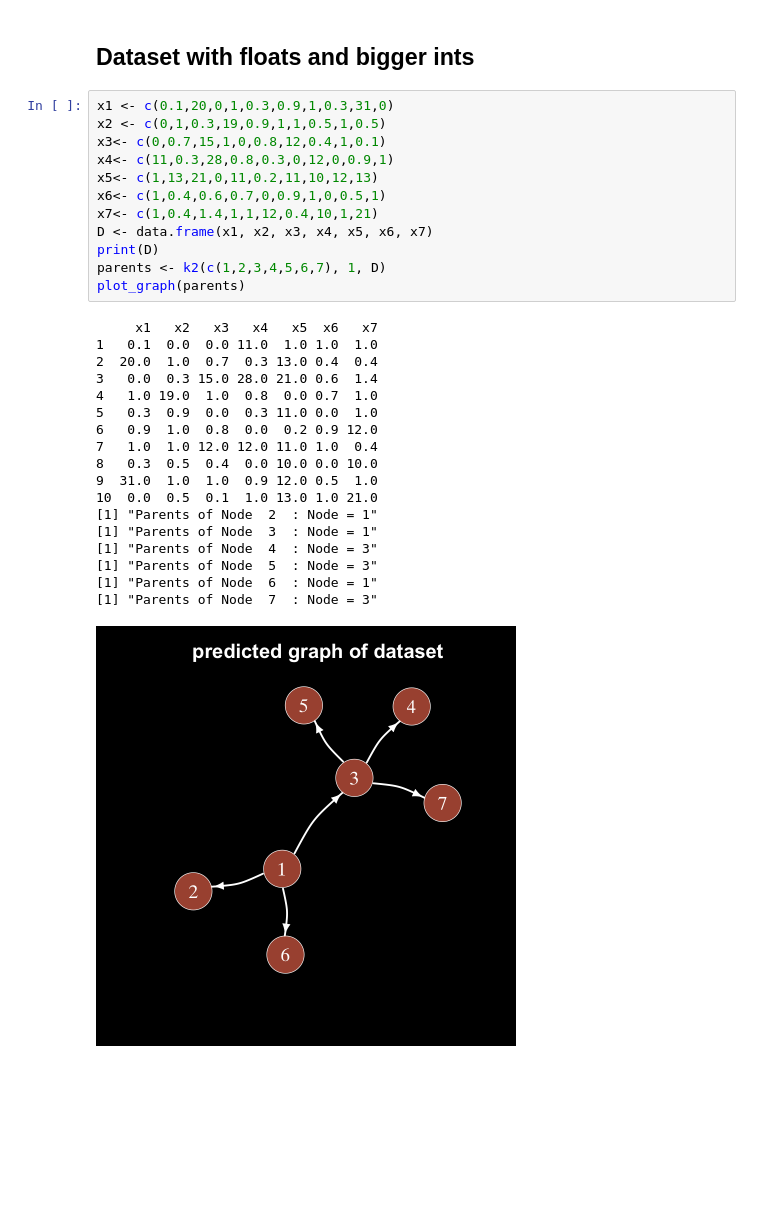
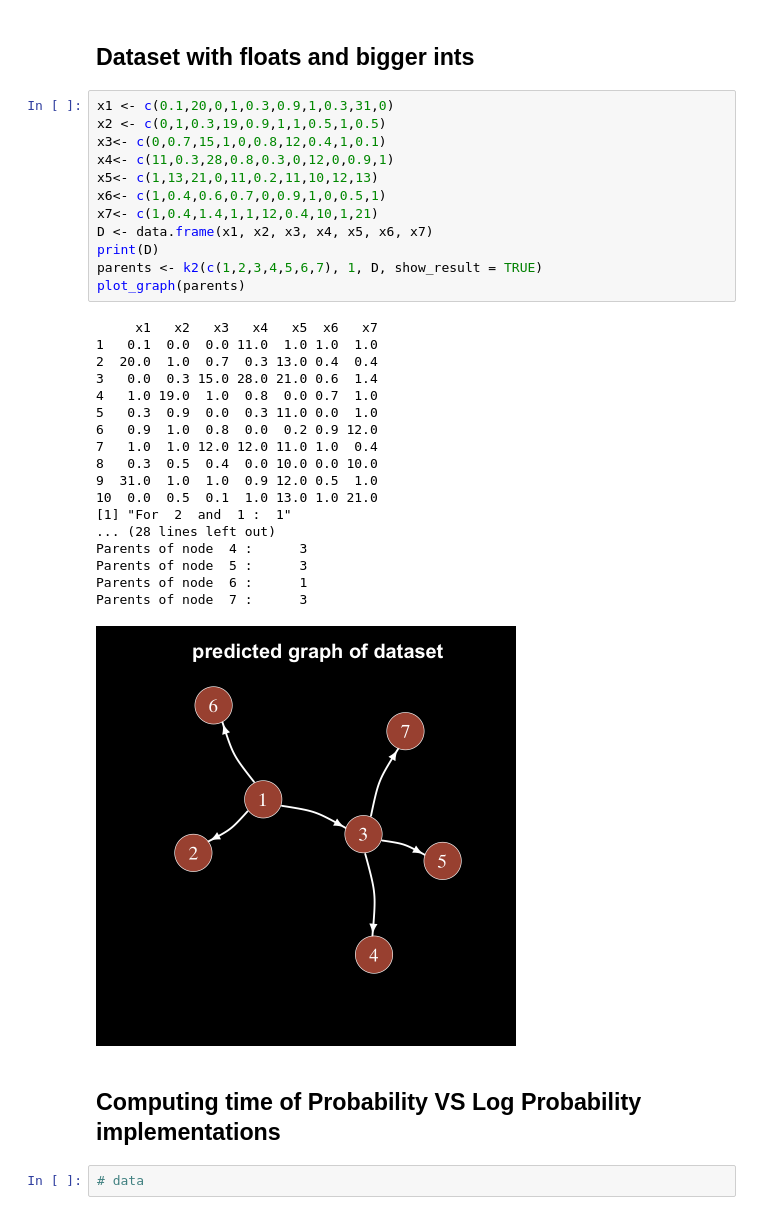
Before and after one commit to ElHuaco/Bayesian-topology, a Jupyter notebook: src/k2.ipynb, the cells around one changed output. Drawn from its saved outputs; the diff is of its cells as text; blank space fills up the shorter version.

```diff
--- a/src/k2.ipynb
+++ b/src/k2.ipynb
@@ -86,31 +90,35 @@ plot_graph(parents)
 # %%
 x1 <- c(0.1,20,0,1,0.3,0.9,1,0.3,31,0)
 x2 <- c(0,1,0.3,19,0.9,1,1,0.5,1,0.5)
 x3<- c(0,0.7,15,1,0,0.8,12,0.4,1,0.1)
 x4<- c(11,0.3,28,0.8,0.3,0,12,0,0.9,1)
 x5<- c(1,13,21,0,11,0.2,11,10,12,13)
 x6<- c(1,0.4,0.6,0.7,0,0.9,1,0,0.5,1)
 x7<- c(1,0.4,1.4,1,1,12,0.4,10,1,21)
 D <- data.frame(x1, x2, x3, x4, x5, x6, x7)
 print(D)
-parents <- k2(c(1,2,3,4,5,6,7), 1, D)
+parents <- k2(c(1,2,3,4,5,6,7), 1, D, show_result = TRUE)
 plot_graph(parents)
 # %% [output]
      x1   x2   x3   x4   x5  x6   x7
 1   0.1  0.0  0.0 11.0  1.0 1.0  1.0
 2  20.0  1.0  0.7  0.3 13.0 0.4  0.4
 3   0.0  0.3 15.0 28.0 21.0 0.6  1.4
 4   1.0 19.0  1.0  0.8  0.0 0.7  1.0
 5   0.3  0.9  0.0  0.3 11.0 0.0  1.0
 6   0.9  1.0  0.8  0.0  0.2 0.9 12.0
 7   1.0  1.0 12.0 12.0 11.0 1.0  0.4
 8   0.3  0.5  0.4  0.0 10.0 0.0 10.0
 9  31.0  1.0  1.0  0.9 12.0 0.5  1.0
 10  0.0  0.5  0.1  1.0 13.0 1.0 21.0
-[1] "Parents of Node  2  : Node = 1"
-[1] "Parents of Node  3  : Node = 1"
-[1] "Parents of Node  4  : Node = 3"
-[1] "Parents of Node  5  : Node = 3"
-[1] "Parents of Node  6  : Node = 1"
-[1] "Parents of Node  7  : Node = 3"
+[1] "For  2  and  1 :  1"
+... (28 lines left out)
+Parents of node  4 :      3
+Parents of node  5 :      3
+Parents of node  6 :      1
+Parents of node  7 :      3
-[figure, old version]
+[figure, new version]
+# %% [markdown]
+## Computing time of Probability VS Log Probability implementations
+# %%
+# data
```
Also changed, not shown: parts of 9 cells of this notebook, 2 other files.
